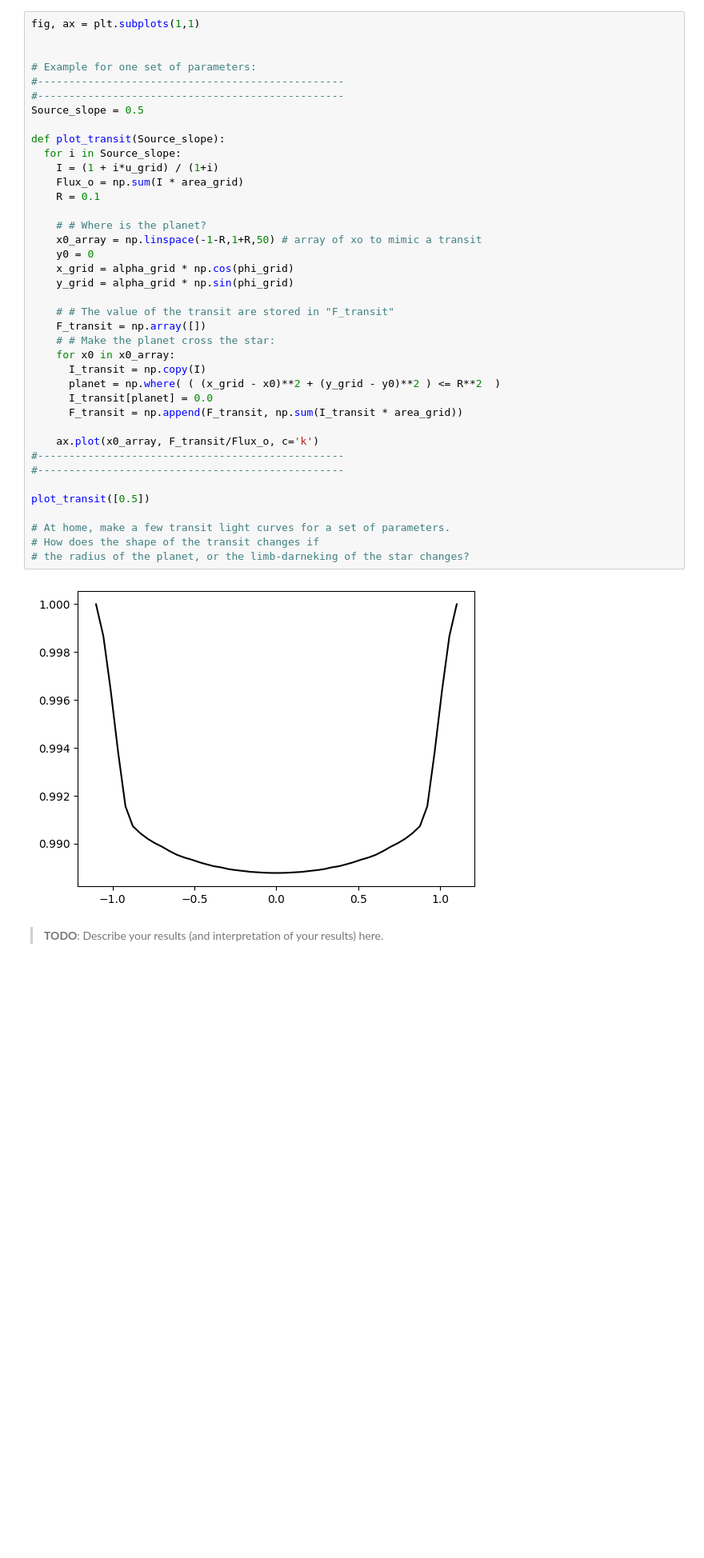
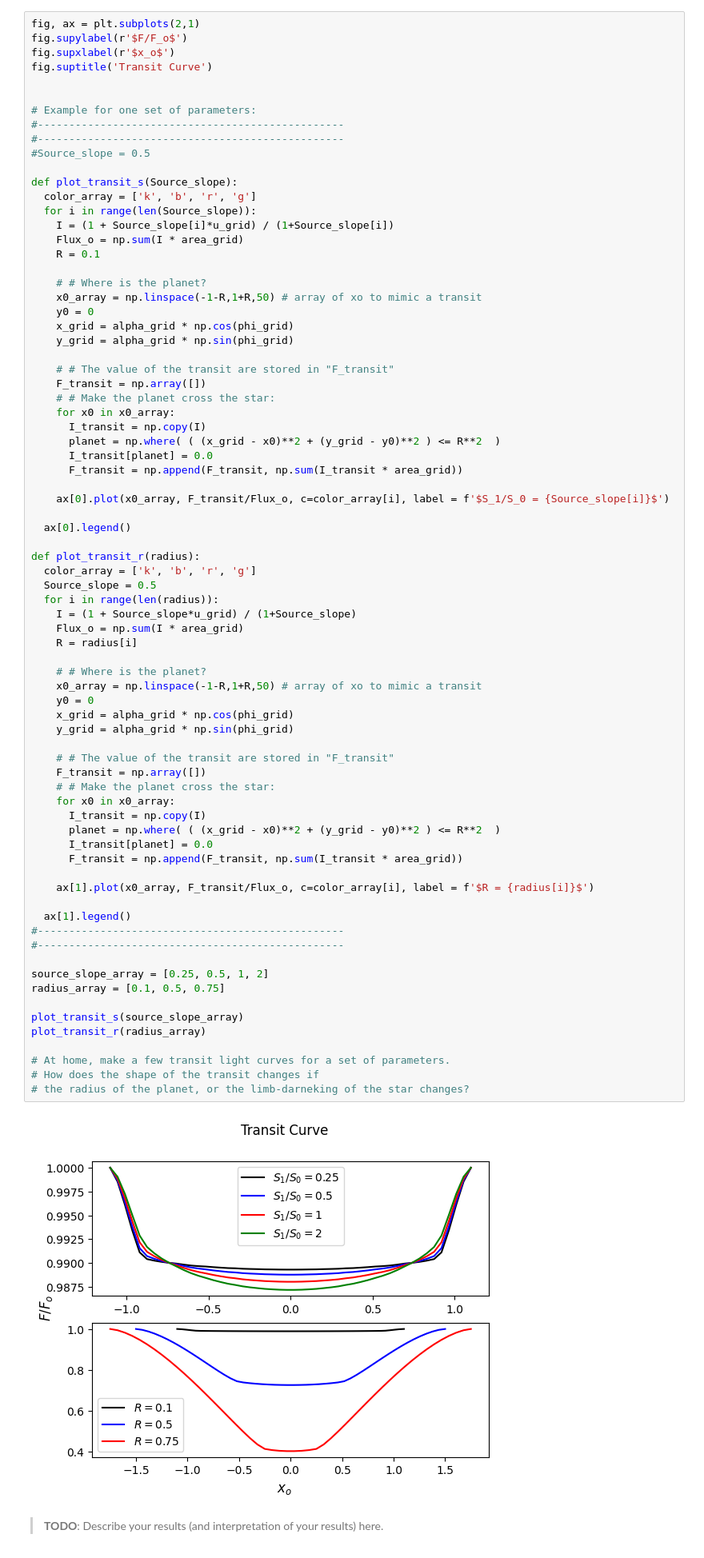
Before and after one commit to ankxie/PHYS633, a Jupyter notebook: Book/L14-LimbDarkening/14-LimbDarkening-template.ipynb, the cells around one changed output. Shown at 80% size. Saved outputs shown, nothing was run; the diff lists cells and outputs as text; blank space fills up the shorter version.

```diff
--- a/Book/L14-LimbDarkening/14-LimbDarkening-template.ipynb
+++ b/Book/L14-LimbDarkening/14-LimbDarkening-template.ipynb
@@ -206,45 +206,82 @@ If you study the code, you will see that there are different parameters that you
 >
 > In the interpretation box below, you will describe the results of your study, using graphs that you will create with the code to support your results.
 # %%
-fig, ax = plt.subplots(1,1)
+fig, ax = plt.subplots(2,1)
+fig.supylabel(r'$F/F_o$')
+fig.supxlabel(r'$x_o$')
+fig.suptitle('Transit Curve')
 
 
 # Example for one set of parameters:
 #-------------------------------------------------
 #-------------------------------------------------
-Source_slope = 0.5
+#Source_slope = 0.5
 
-def plot_transit(Source_slope):
-  for i in Source_slope:
-    I = (1 + i*u_grid) / (1+i)
+def plot_transit_s(Source_slope):
+  color_array = ['k', 'b', 'r', 'g']
+  for i in range(len(Source_slope)):
+    I = (1 + Source_slope[i]*u_grid) / (1+Source_slope[i])
     Flux_o = np.sum(I * area_grid)
     R = 0.1
 
     # # Where is the planet?
     x0_array = np.linspace(-1-R,1+R,50) # array of xo to mimic a transit
     y0 = 0
     x_grid = alpha_grid * np.cos(phi_grid)
     y_grid = alpha_grid * np.sin(phi_grid)
 
     # # The value of the transit are stored in "F_transit"
     F_transit = np.array([])
     # # Make the planet cross the star:
     for x0 in x0_array:
       I_transit = np.copy(I)
       planet = np.where( ( (x_grid - x0)**2 + (y_grid - y0)**2 ) <= R**2  )
       I_transit[planet] = 0.0
       F_transit = np.append(F_transit, np.sum(I_transit * area_grid))
 
-    ax.plot(x0_array, F_transit/Flux_o, c='k')
+    ax[0].plot(x0_array, F_transit/Flux_o, c=color_array[i], label = f'$S_1/S_0 = {Source_slope[i]}$')
+
+  ax[0].legend()
+
+def plot_transit_r(radius):
+  color_array = ['k', 'b', 'r', 'g']
+  Source_slope = 0.5
+  for i in range(len(radius)):
+    I = (1 + Source_slope*u_grid) / (1+Source_slope)
+    Flux_o = np.sum(I * area_grid)
+    R = radius[i]
+
+    # # Where is the planet?
+    x0_array = np.linspace(-1-R,1+R,50) # array of xo to mimic a transit
+    y0 = 0
+    x_grid = alpha_grid * np.cos(phi_grid)
+    y_grid = alpha_grid * np.sin(phi_grid)
+
+    # # The value of the transit are stored in "F_transit"
+    F_transit = np.array([])
+    # # Make the planet cross the star:
+    for x0 in x0_array:
+      I_transit = np.copy(I)
+      planet = np.where( ( (x_grid - x0)**2 + (y_grid - y0)**2 ) <= R**2  )
+      I_transit[planet] = 0.0
+      F_transit = np.append(F_transit, np.sum(I_transit * area_grid))
+
+    ax[1].plot(x0_array, F_transit/Flux_o, c=color_array[i], label = f'$R = {radius[i]}$')
+
+  ax[1].legend()
 #-------------------------------------------------
 #-------------------------------------------------
 
-plot_transit([0.5])
+source_slope_array = [0.25, 0.5, 1, 2]
+radius_array = [0.1, 0.5, 0.75]
+
+plot_transit_s(source_slope_array)
+plot_transit_r(radius_array)
 
 # At home, make a few transit light curves for a set of parameters.
 # How does the shape of the transit changes if
 # the radius of the planet, or the limb-darneking of the star changes?
 # %% [output]
-[figure, old version]
+[figure, new version]
 # %% [markdown]
 > **TODO**: Describe your results (and interpretation of your results) here.
```
